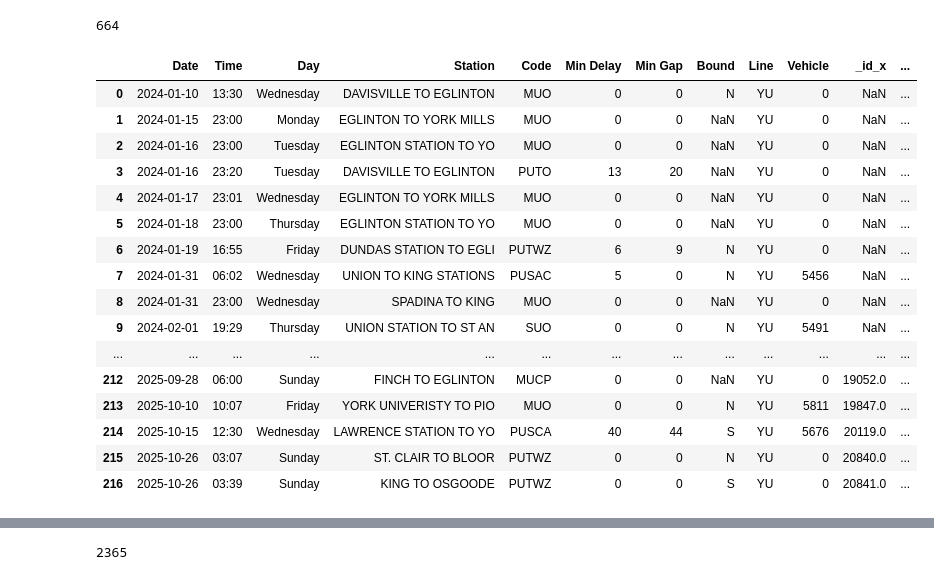
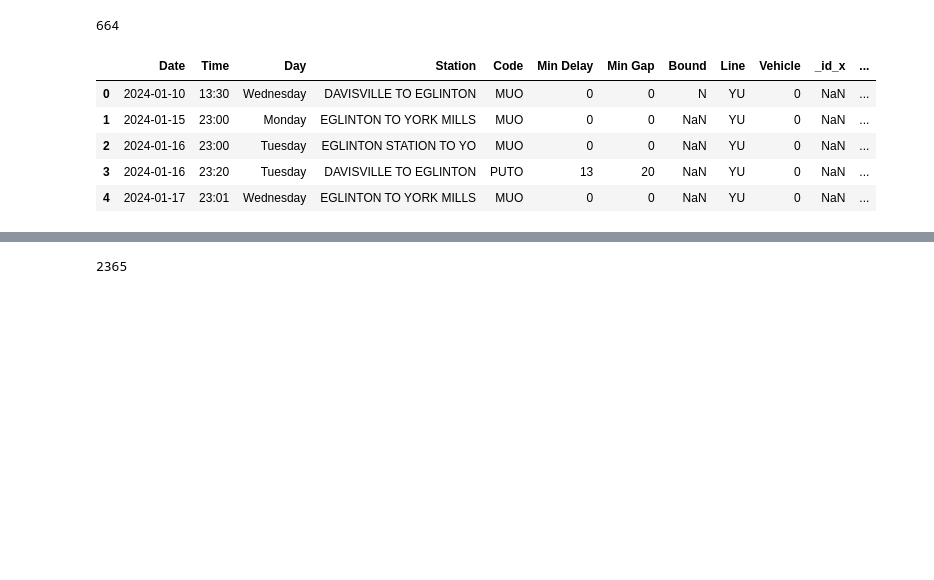
Before and after one commit to Mlep-0524/TTC_Subway_Analysis, a Jupyter notebook: Subway_Analysis.ipynb, the cells around one changed output, grey strips where cells are left out. Drawn from its saved outputs; the diff is of its cells as text; code cells hidden in the pictures; blank space fills up the shorter version.

```diff
--- a/Subway_Analysis.ipynb
+++ b/Subway_Analysis.ipynb
@@ -71,41 +74,31 @@ print(len(ttc_all_delays['Station'].unique())) # 664 Unique Station Delay Row Na
 # %%
 range_stations = ttc_all_delays[
     # Exceptions for spaces and other things
     ttc_all_delays['Station'].str.contains(r"\s+to\s+", case=False, na=False)
 ].copy()
 
 # NVM keeping it in, its a hassle
 
-# # Removing the word STATION for readability
-# range_stations['Station'] = (
+# Removing the word STATION for readability
+#  range_stations['Station'] = (
 #     range_stations['Station']
 #         .str.replace(r"\bSTAT(ION)?\b|\bSTN\b|\bSTA\b|\bST\b", "", regex = True)
 #         .str.strip()
 # )
 
 # Only Yonge University Line, merging in code descriptions
+
 # Only 217 Instances from 2024-2025
 range_stations_YU = range_stations[range_stations["Line"] == "YU"].copy()
 range_stations_YU = range_stations_YU.merge(ttc_codes, how = "left", on="Code")
-range_stations_YU
+range_stations_YU.head()
 # %% [output]
 |  | Date | Time | Day | Station | Code | Min Delay | Min Gap | Bound | Line | Vehicle | _id_x | ... |
 | 0 | 2024-01-10 | 13:30 | Wednesday | DAVISVILLE TO EGLINTON | MUO | 0 | 0 | N | YU | 0 | NaN | ... |
 | 1 | 2024-01-15 | 23:00 | Monday | EGLINTON TO YORK MILLS | MUO | 0 | 0 | NaN | YU | 0 | NaN | ... |
 | 2 | 2024-01-16 | 23:00 | Tuesday | EGLINTON STATION TO YO | MUO | 0 | 0 | NaN | YU | 0 | NaN | ... |
 | 3 | 2024-01-16 | 23:20 | Tuesday | DAVISVILLE TO EGLINTON | PUTO | 13 | 20 | NaN | YU | 0 | NaN | ... |
 | 4 | 2024-01-17 | 23:01 | Wednesday | EGLINTON TO YORK MILLS | MUO | 0 | 0 | NaN | YU | 0 | NaN | ... |
-| 5 | 2024-01-18 | 23:00 | Thursday | EGLINTON STATION TO YO | MUO | 0 | 0 | NaN | YU | 0 | NaN | ... |
-| 6 | 2024-01-19 | 16:55 | Friday | DUNDAS STATION TO EGLI | PUTWZ | 6 | 9 | N | YU | 0 | NaN | ... |
-| 7 | 2024-01-31 | 06:02 | Wednesday | UNION TO KING STATIONS | PUSAC | 5 | 0 | N | YU | 5456 | NaN | ... |
-| 8 | 2024-01-31 | 23:00 | Wednesday | SPADINA TO KING | MUO | 0 | 0 | NaN | YU | 0 | NaN | ... |
-| 9 | 2024-02-01 | 19:29 | Thursday | UNION STATION TO ST AN | SUO | 0 | 0 | N | YU | 5491 | NaN | ... |
-| ... | ... | ... | ... | ... | ... | ... | ... | ... | ... | ... | ... | ... |
-| 212 | 2025-09-28 | 06:00 | Sunday | FINCH TO EGLINTON | MUCP | 0 | 0 | NaN | YU | 0 | 19052.0 | ... |
-| 213 | 2025-10-10 | 10:07 | Friday | YORK UNIVERISTY TO PIO | MUO | 0 | 0 | N | YU | 5811 | 19847.0 | ... |
-| 214 | 2025-10-15 | 12:30 | Wednesday | LAWRENCE STATION TO YO | PUSCA | 40 | 44 | S | YU | 5676 | 20119.0 | ... |
-| 215 | 2025-10-26 | 03:07 | Sunday | ST. CLAIR TO BLOOR | PUTWZ | 0 | 0 | N | YU | 0 | 20840.0 | ... |
-| 216 | 2025-10-26 | 03:39 | Sunday | KING TO OSGOODE | PUTWZ | 0 | 0 | S | YU | 0 | 20841.0 | ... |
 # %%
 summary_YU_Delays = (
     range_stations_YU.groupby("DESCRIPTION", as_index = False)
```
Also changed, not shown: parts of 3 cells of this notebook.
